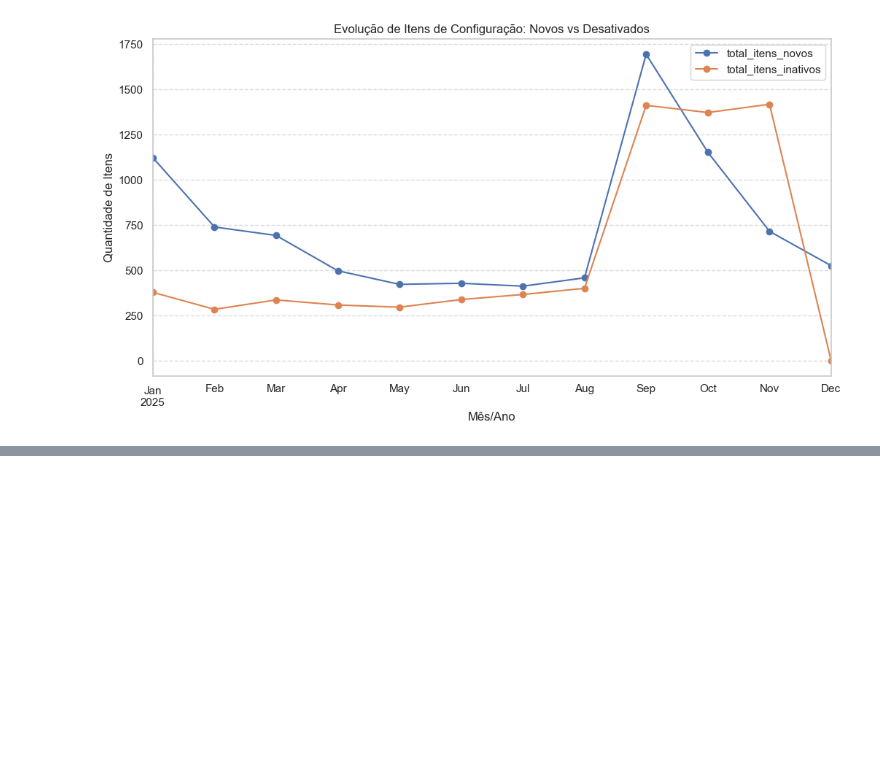
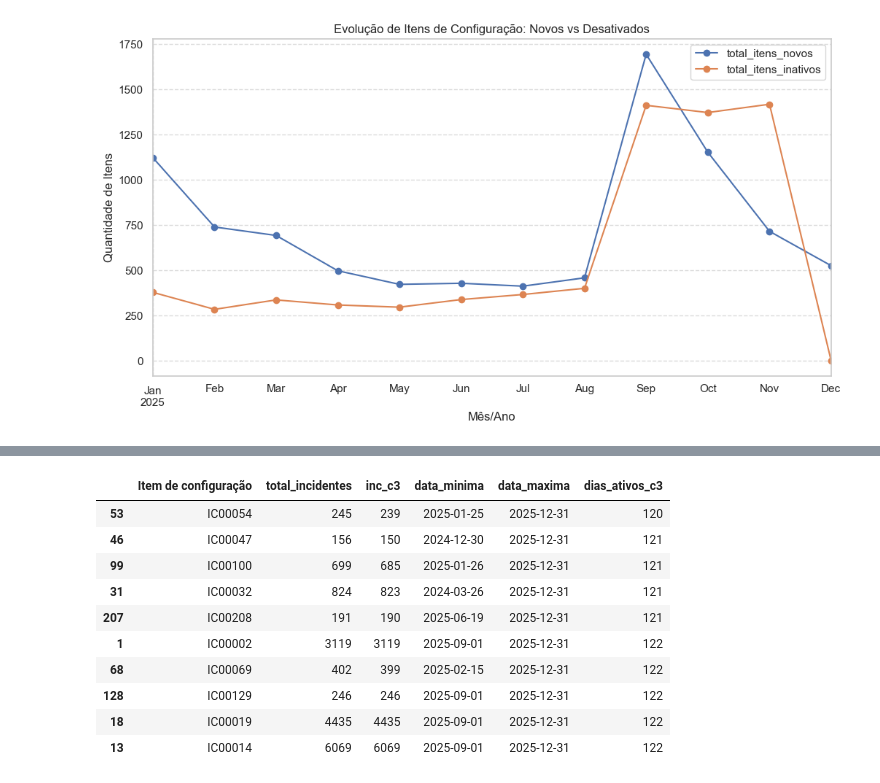
Before and after one commit to jffdevbr/challenge_locaweb, a Jupyter notebook: notebooks/data_exploration_target_behavior.ipynb, the cells around one changed output, grey strips where cells are left out. Cells and saved outputs as stored; diff of their text form; code cells hidden in the pictures; blank space fills up the shorter version.

```diff
--- a/notebooks/data_exploration_target_behavior.ipynb
+++ b/notebooks/data_exploration_target_behavior.ipynb
@@ -1868,0 +1827,14 @@ plt.show()
+# %%
+itens_config.loc[itens_config['outlier_inc_c3']==True][['Item de configuração', 'total_incidentes', 'inc_c3', 'data_minima', 'data_maxima', 'dias_ativos_c3']].sort_values('dias_ativos_c3').tail(10)
+# %% [output]
+|  | Item de configuração | total_incidentes | inc_c3 | data_minima | data_maxima | dias_ativos_c3 |
+| 53 | IC00054 | 245 | 239 | 2025-01-25 | 2025-12-31 | 120 |
+| 46 | IC00047 | 156 | 150 | 2024-12-30 | 2025-12-31 | 121 |
+| 99 | IC00100 | 699 | 685 | 2025-01-26 | 2025-12-31 | 121 |
+| 31 | IC00032 | 824 | 823 | 2024-03-26 | 2025-12-31 | 121 |
+| 207 | IC00208 | 191 | 190 | 2025-06-19 | 2025-12-31 | 121 |
+| 1 | IC00002 | 3119 | 3119 | 2025-09-01 | 2025-12-31 | 122 |
+| 68 | IC00069 | 402 | 399 | 2025-02-15 | 2025-12-31 | 122 |
+| 128 | IC00129 | 246 | 246 | 2025-09-01 | 2025-12-31 | 122 |
+| 18 | IC00019 | 4435 | 4435 | 2025-09-01 | 2025-12-31 | 122 |
+| 13 | IC00014 | 6069 | 6069 | 2025-09-01 | 2025-12-31 | 122 |
```
Also changed, not shown: parts of 36 cells of this notebook, 1 other file.
